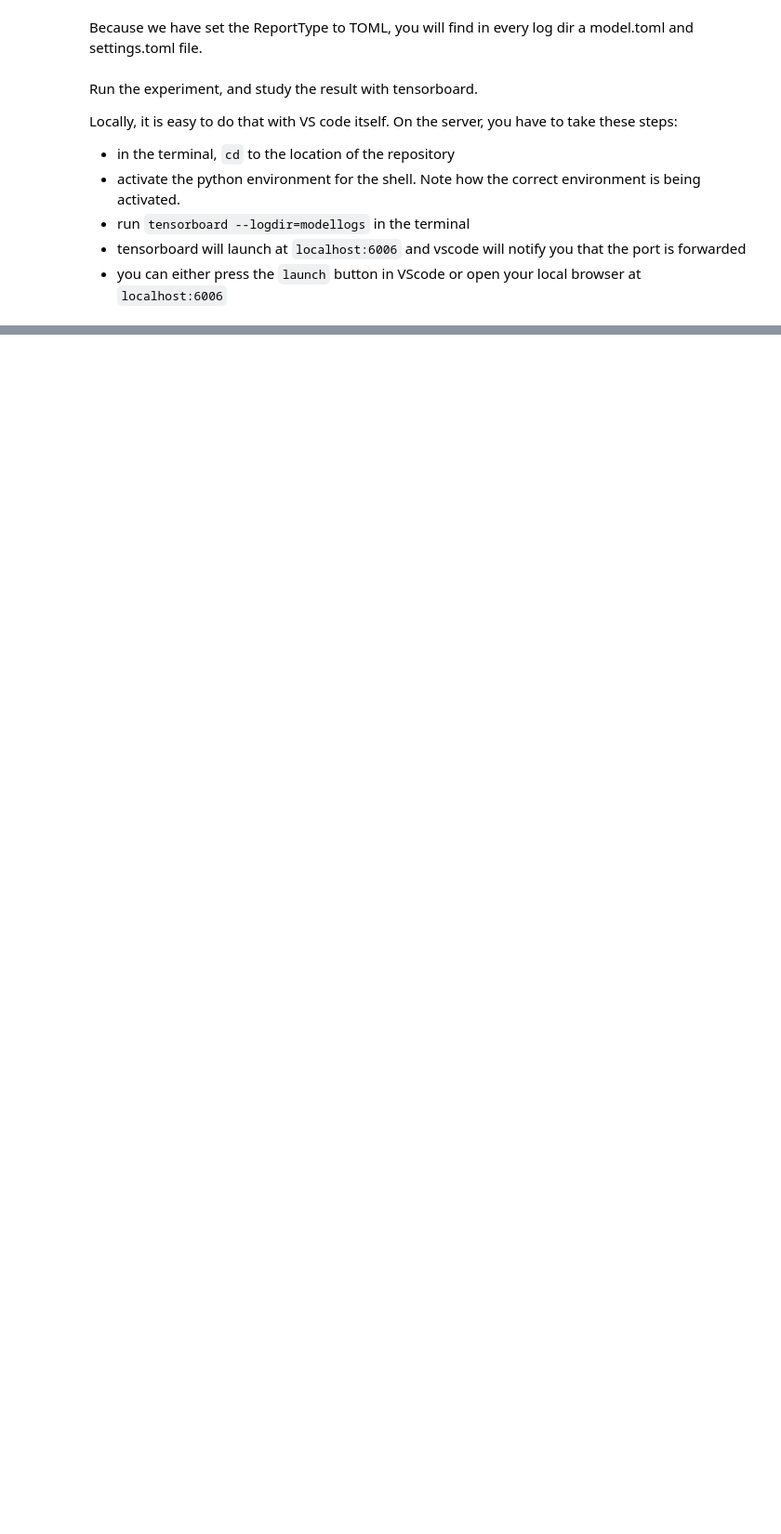
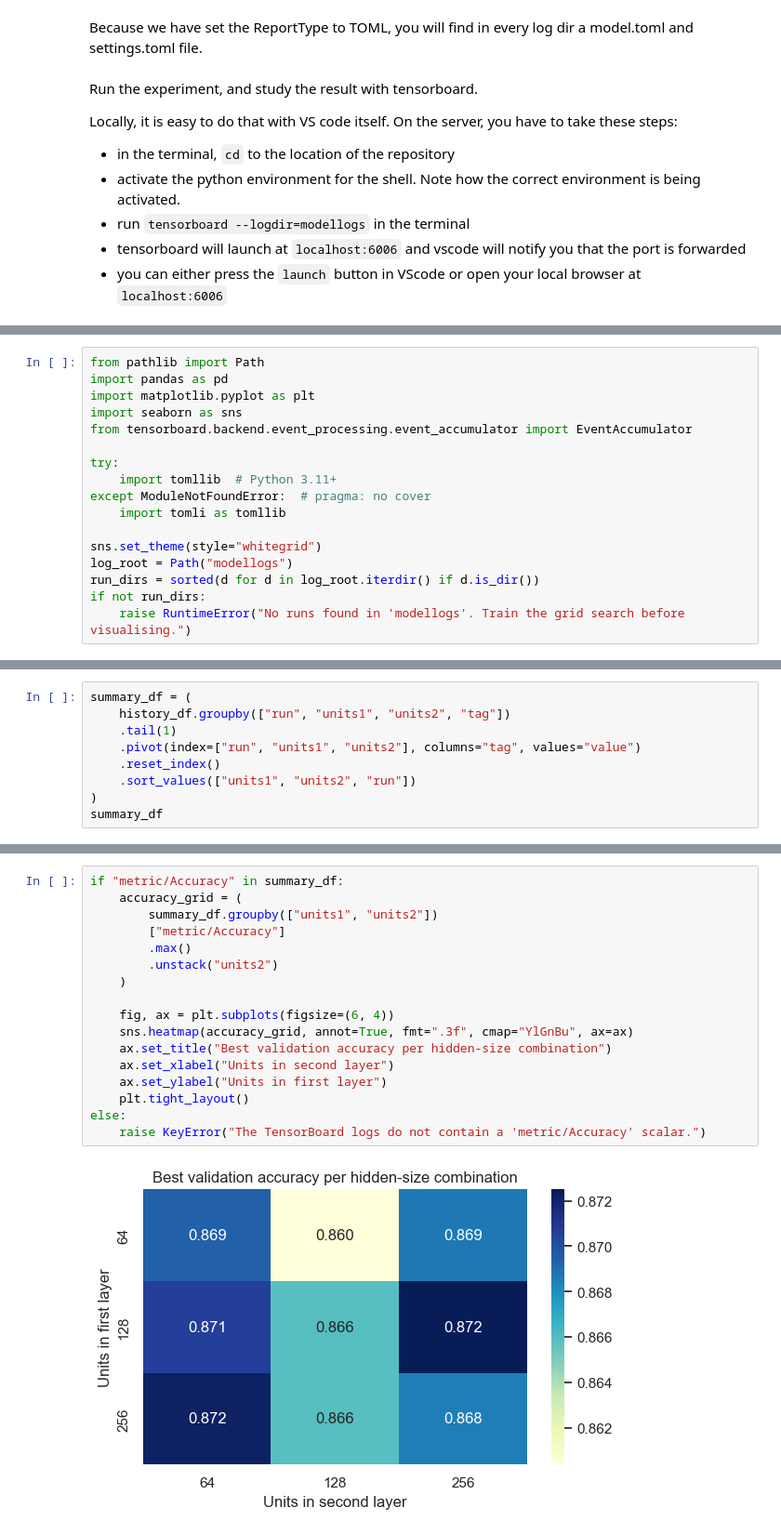
Before and after one commit to christelvanharen/MADS-ML-CVH, a Jupyter notebook: 1-hypertuning-gridsearch/notebook.ipynb, the cells around one changed output, grey strips where cells are left out. Shown at 93% size. Cells and saved outputs as stored; diff of their text form; blank space fills up the shorter version.

```diff
--- a/1-hypertuning-gridsearch/notebook.ipynb
+++ b/1-hypertuning-gridsearch/notebook.ipynb
@@ -210,0 +222,17 @@ Locally, it is easy to do that with VS code itself. On the server, you have to t
+# %%
+from pathlib import Path
+import pandas as pd
+import matplotlib.pyplot as plt
+import seaborn as sns
+from tensorboard.backend.event_processing.event_accumulator import EventAccumulator
+
+try:
+    import tomllib  # Python 3.11+
+except ModuleNotFoundError:  # pragma: no cover
+    import tomli as tomllib
+
+sns.set_theme(style="whitegrid")
+log_root = Path("modellogs")
+run_dirs = sorted(d for d in log_root.iterdir() if d.is_dir())
+if not run_dirs:
+    raise RuntimeError("No runs found in 'modellogs'. Train the grid search before visualising.")
@@ -210,0 +293,9 @@ Locally, it is easy to do that with VS code itself. On the server, you have to t
+# %%
+summary_df = (
+    history_df.groupby(["run", "units1", "units2", "tag"])
+    .tail(1)
+    .pivot(index=["run", "units1", "units2"], columns="tag", values="value")
+    .reset_index()
+    .sort_values(["units1", "units2", "run"])
+)
+summary_df
@@ -210,0 +320,19 @@ Locally, it is easy to do that with VS code itself. On the server, you have to t
+# %%
+if "metric/Accuracy" in summary_df:
+    accuracy_grid = (
+        summary_df.groupby(["units1", "units2"])
+        ["metric/Accuracy"]
+        .max()
+        .unstack("units2")
+    )
+
+    fig, ax = plt.subplots(figsize=(6, 4))
+    sns.heatmap(accuracy_grid, annot=True, fmt=".3f", cmap="YlGnBu", ax=ax)
+    ax.set_title("Best validation accuracy per hidden-size combination")
+    ax.set_xlabel("Units in second layer")
+    ax.set_ylabel("Units in first layer")
+    plt.tight_layout()
+else:
+    raise KeyError("The TensorBoard logs do not contain a 'metric/Accuracy' scalar.")
+# %% [output]
+[figure, added]
```
Also changed, not shown: parts of 9 cells of this notebook, 1 other file.
